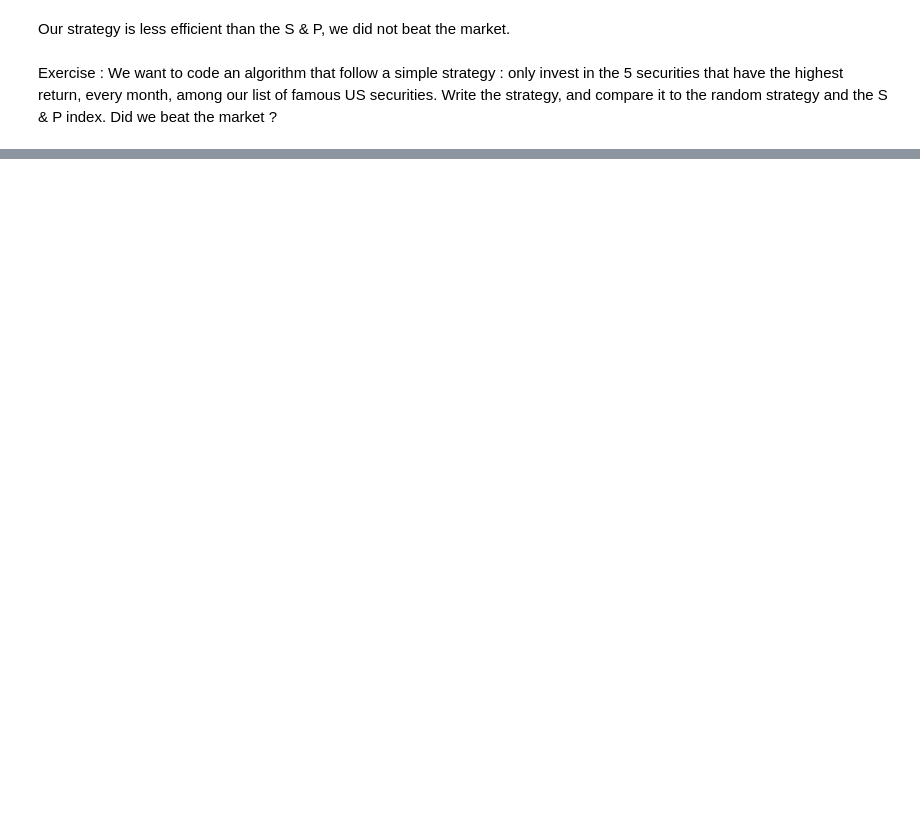
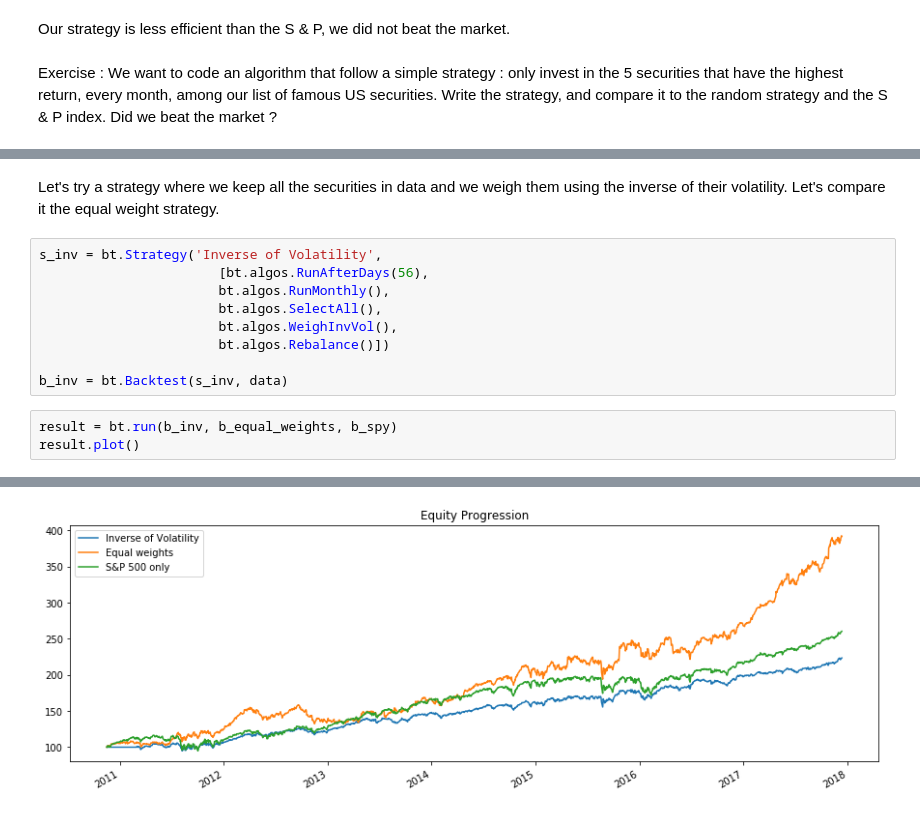
Before and after one commit to nicolasmauhe/computational_finance, a Jupyter notebook: course.ipynb, the cells around one changed output, grey strips where cells are left out. Drawn from its saved outputs; the diff is of its cells as text; blank space fills up the shorter version.

```diff
--- a/course.ipynb
+++ b/course.ipynb
@@ -249,0 +502,15 @@ What would you want us to cover on Wednesday ?
+# %% [markdown]
+Let's try a strategy where we keep all the securities in data and we weigh them using the inverse of their volatility. Let's compare it the equal weight strategy.
+# %%
+s_inv = bt.Strategy('Inverse of Volatility',
+                       [bt.algos.RunAfterDays(56),
+                       bt.algos.RunMonthly(),
+                       bt.algos.SelectAll(),
+                       bt.algos.WeighInvVol(),
+                       bt.algos.Rebalance()])
+
+b_inv = bt.Backtest(s_inv, data)
+# %%
+result = bt.run(b_inv, b_equal_weights, b_spy)
+result.plot()
+# %% [output]
@@ -249,0 +519 @@ What would you want us to cover on Wednesday ?
+[figure, added]
```
Also changed, not shown: parts of 96 cells of this notebook.
